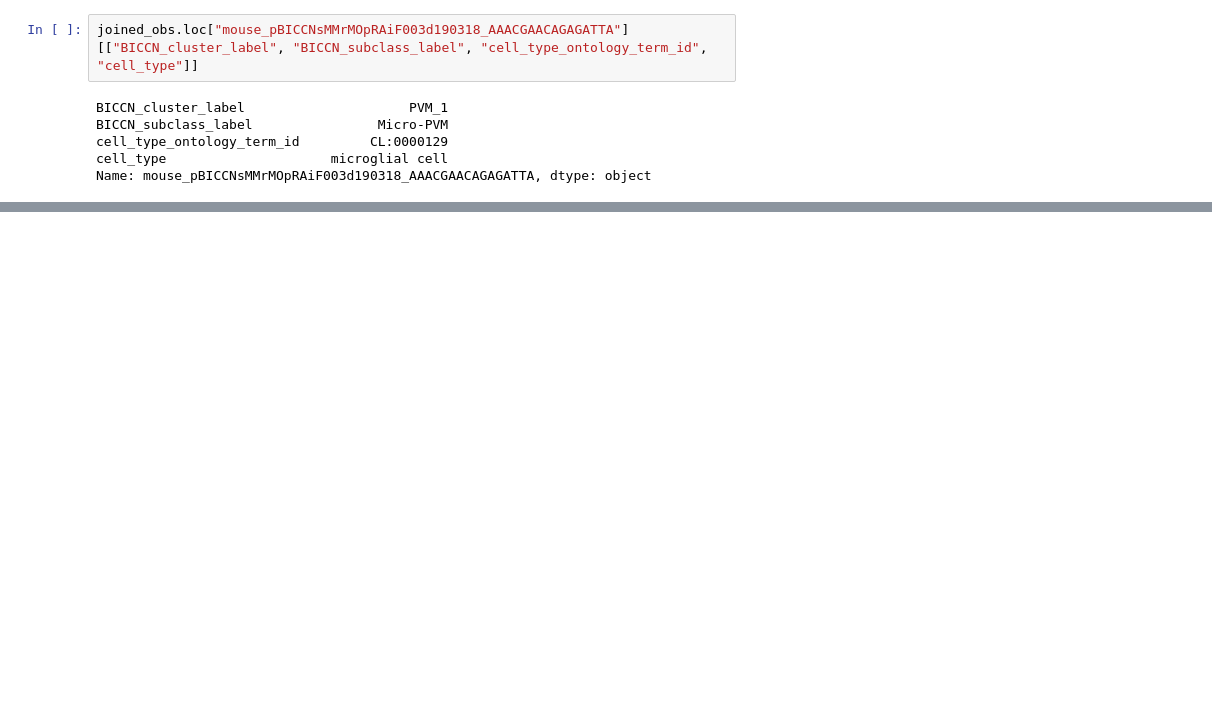
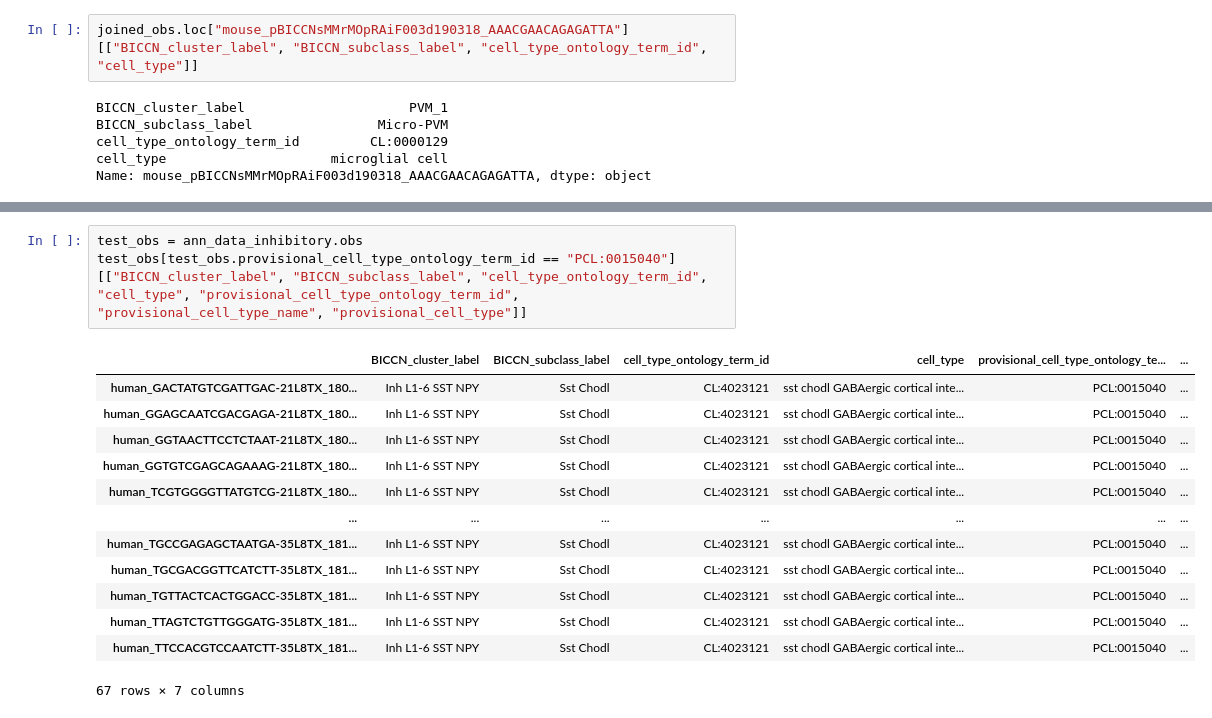
Before and after one commit to hkir-dev/h5ad-annotation, a Jupyter notebook: BDSO-multi-species-correlation.ipynb, the cells around one changed output, grey strips where cells are left out. Cells and saved outputs as stored; diff of their text form; blank space fills up the shorter version.

```diff
--- a/BDSO-multi-species-correlation.ipynb
+++ b/BDSO-multi-species-correlation.ipynb
@@ -635,0 +697,17 @@ accession_to_sample.loc["human_AATAGAGCAACGTAAA-21L8TX_180927_001_A01"]
+# %%
+test_obs = ann_data_inhibitory.obs
+test_obs[test_obs.provisional_cell_type_ontology_term_id == "PCL:0015040"][["BICCN_cluster_label", "BICCN_subclass_label", "cell_type_ontology_term_id", "cell_type", "provisional_cell_type_ontology_term_id", "provisional_cell_type_name", "provisional_cell_type"]]
+# %% [output]
+|  | BICCN_cluster_label | BICCN_subclass_label | cell_type_ontology_term_id | cell_type | provisional_cell_type_ontology_te... | ... |
+| human_GACTATGTCGATTGAC-21L8TX_180... | Inh L1-6 SST NPY | Sst Chodl | CL:4023121 | sst chodl GABAergic cortical inte... | PCL:0015040 | ... |
+| human_GGAGCAATCGACGAGA-21L8TX_180... | Inh L1-6 SST NPY | Sst Chodl | CL:4023121 | sst chodl GABAergic cortical inte... | PCL:0015040 | ... |
+| human_GGTAACTTCCTCTAAT-21L8TX_180... | Inh L1-6 SST NPY | Sst Chodl | CL:4023121 | sst chodl GABAergic cortical inte... | PCL:0015040 | ... |
+| human_GGTGTCGAGCAGAAAG-21L8TX_180... | Inh L1-6 SST NPY | Sst Chodl | CL:4023121 | sst chodl GABAergic cortical inte... | PCL:0015040 | ... |
+| human_TCGTGGGGTTATGTCG-21L8TX_180... | Inh L1-6 SST NPY | Sst Chodl | CL:4023121 | sst chodl GABAergic cortical inte... | PCL:0015040 | ... |
+| ... | ... | ... | ... | ... | ... | ... |
+| human_TGCCGAGAGCTAATGA-35L8TX_181... | Inh L1-6 SST NPY | Sst Chodl | CL:4023121 | sst chodl GABAergic cortical inte... | PCL:0015040 | ... |
+| human_TGCGACGGTTCATCTT-35L8TX_181... | Inh L1-6 SST NPY | Sst Chodl | CL:4023121 | sst chodl GABAergic cortical inte... | PCL:0015040 | ... |
+| human_TGTTACTCACTGGACC-35L8TX_181... | Inh L1-6 SST NPY | Sst Chodl | CL:4023121 | sst chodl GABAergic cortical inte... | PCL:0015040 | ... |
+| human_TTAGTCTGTTGGGATG-35L8TX_181... | Inh L1-6 SST NPY | Sst Chodl | CL:4023121 | sst chodl GABAergic cortical inte... | PCL:0015040 | ... |
+| human_TTCCACGTCCAATCTT-35L8TX_181... | Inh L1-6 SST NPY | Sst Chodl | CL:4023121 | sst chodl GABAergic cortical inte... | PCL:0015040 | ... |
+67 rows × 7 columns
```
Also changed, not shown: parts of 19 cells of this notebook.
